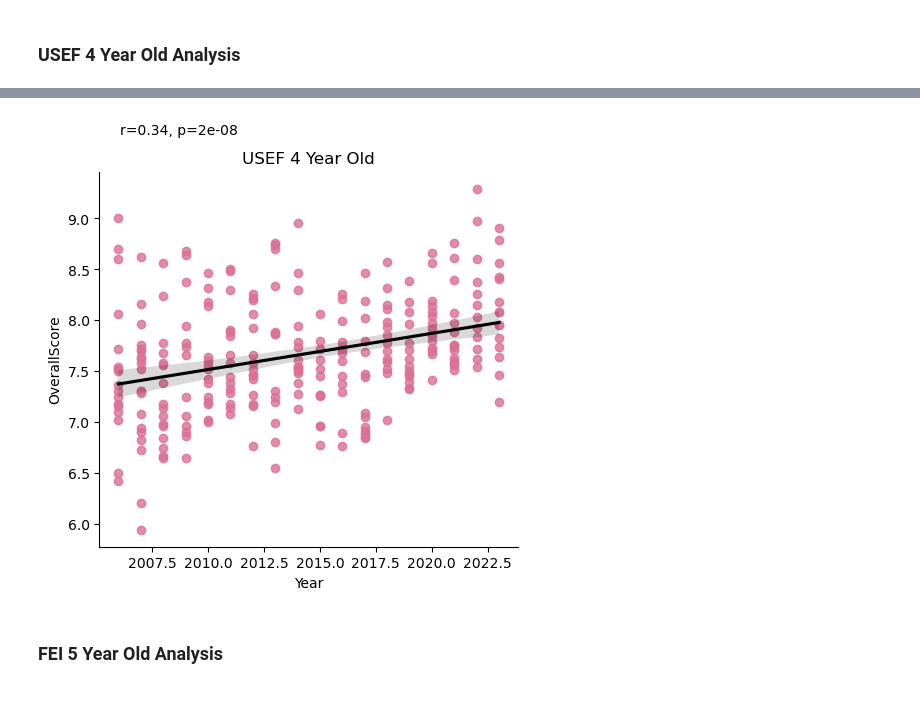
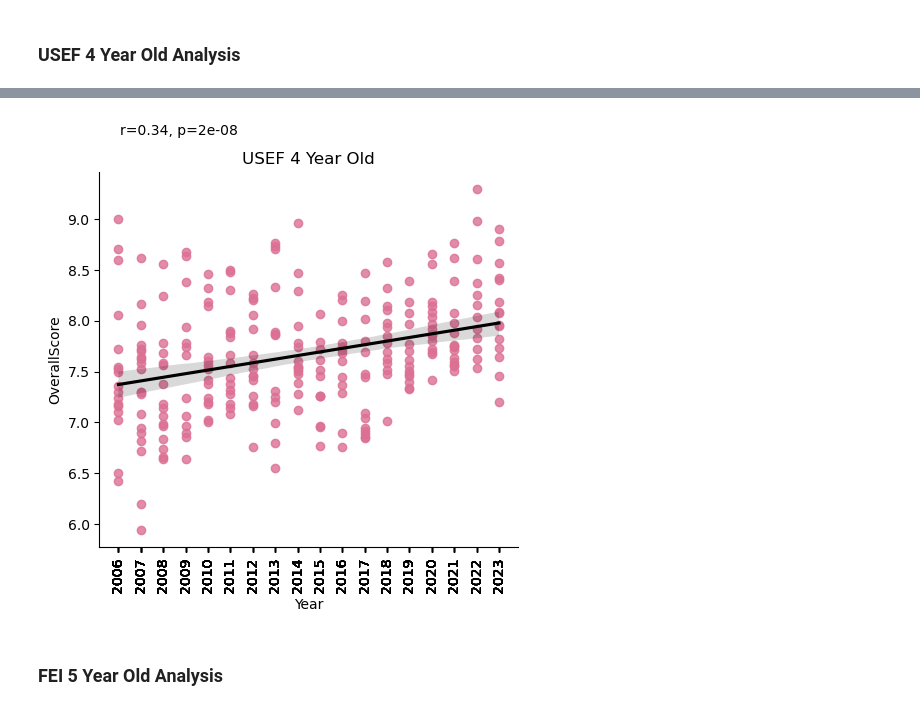
Before and after one commit to siobyrne/young-dressage-horse-program-analysis, a Jupyter notebook: younghorse.ipynb, the cells around one changed output, grey strips where cells are left out. Saved outputs shown, nothing was run; the diff lists cells and outputs as text; code cells hidden in the pictures.

```diff
--- a/younghorse.ipynb
+++ b/younghorse.ipynb
@@ -443,22 +443,25 @@ four_year_old_scores = four_year_old_scores.drop(four_year_old_scores[four_year_
 | 1223 |   2023 | USEF4      | Maisie CF      |               16 | USEF 4 Year Old  | No    |      1149166 |          2.904 |
 # %%
 # create linear regression of USEF Four Year Old division scores
-four = sns.lmplot(data=four_year_old_scores, x="Year", y="OverallScore", col="Division", line_kws={'color': 'k'}, scatter_kws={'color': 'palevioletred'}).set(title='USEF 4 Year Old')
+four = sns.lmplot(data=four_year_old_scores, x="Year", y="OverallScore", col="Division",line_kws={'color': 'k'}, scatter_kws={'color': 'palevioletred'}).set(title='USEF 4 Year Old')
 
 # add pearsonr annotation
 def annotate(data, **kws):
     r, p = st.pearsonr(data['Year'], data['OverallScore'])
     four = plt.gca()
     four.text(.05, 1.1, 'r={:.2f}, p={:.2g}'.format(r, p),
             transform=four.transAxes)
 
 four.map_dataframe(annotate)
 
+# set xticks for better display
+plt.xticks(four_year_old_scores['Year'], rotation=90)
+
 # save and show figure
 plt.savefig('images/usef4-scatter.png')
 plt.show()
 # %% [output]
-[figure, old version]
+[figure, new version]
 # %% [markdown]
 ### FEI 5 Year Old Analysis
 # %%
```
Also changed, not shown: parts of 9 cells of this notebook, 10 other files.
